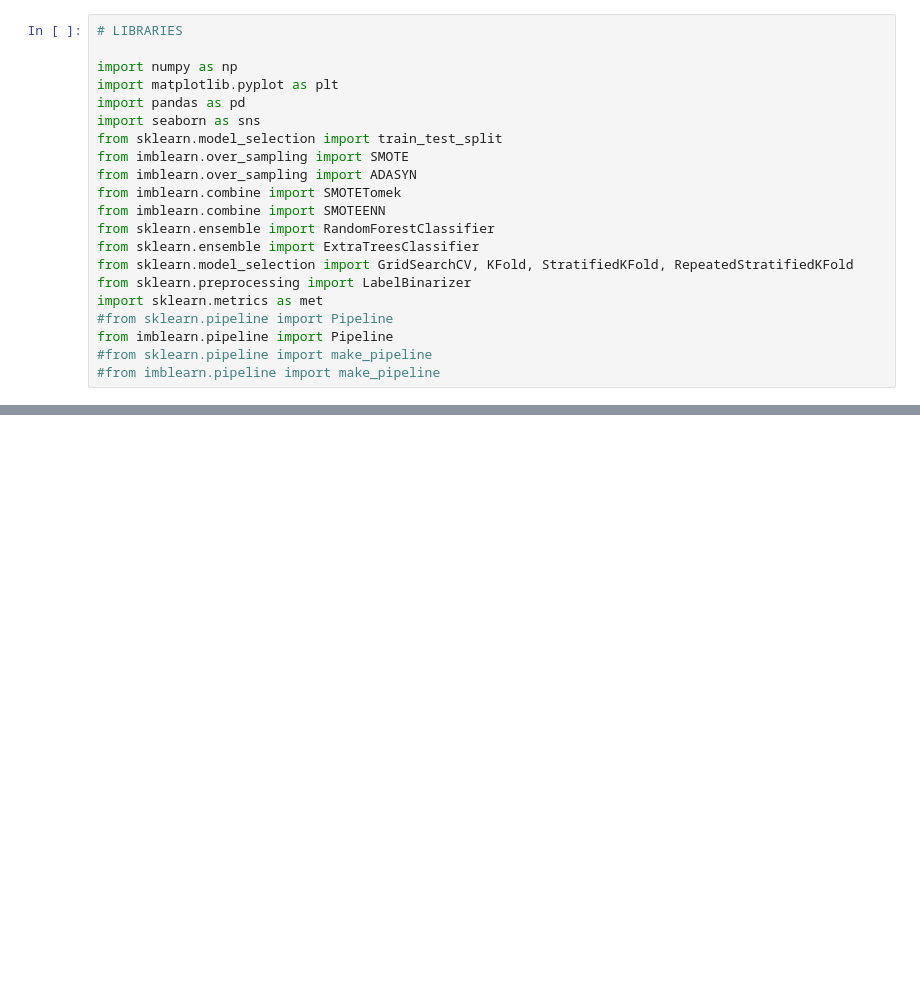
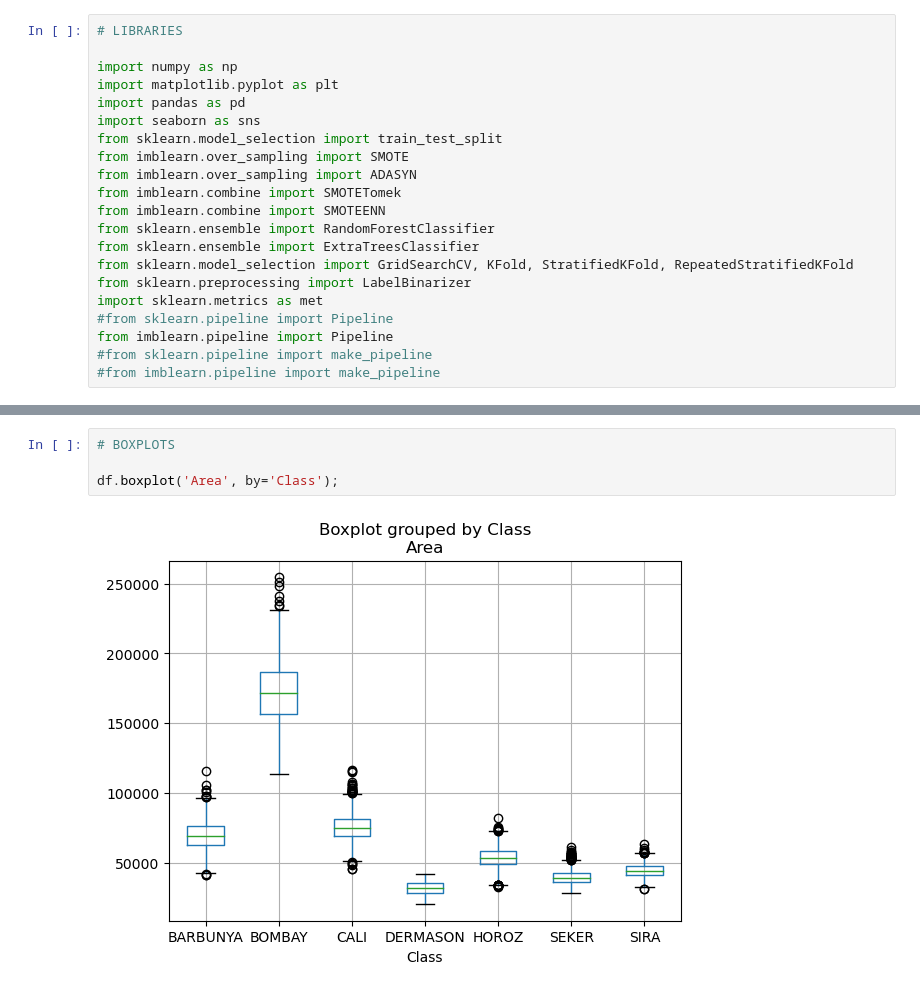
Before and after one commit to samuponz/drybeans, a Jupyter notebook: DM.ipynb, the cells around one changed output, grey strips where cells are left out. Drawn from its saved outputs; the diff is of its cells as text; blank space fills up the shorter version.

```diff
--- a/DM.ipynb
+++ b/DM.ipynb
@@ -317,0 +56,6 @@ plt.show()
+# %%
+# BOXPLOTS
+
+df.boxplot('Area', by='Class');
+# %% [output]
+[figure, added]
```
Also changed, not shown: parts of 34 cells of this notebook.
